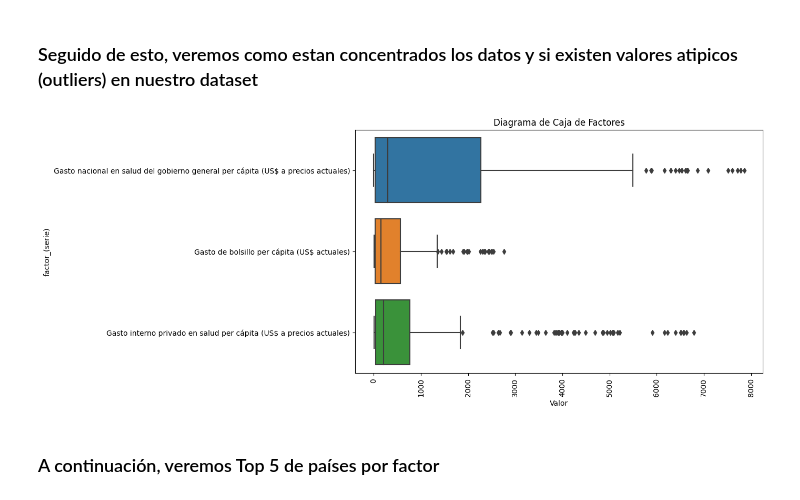
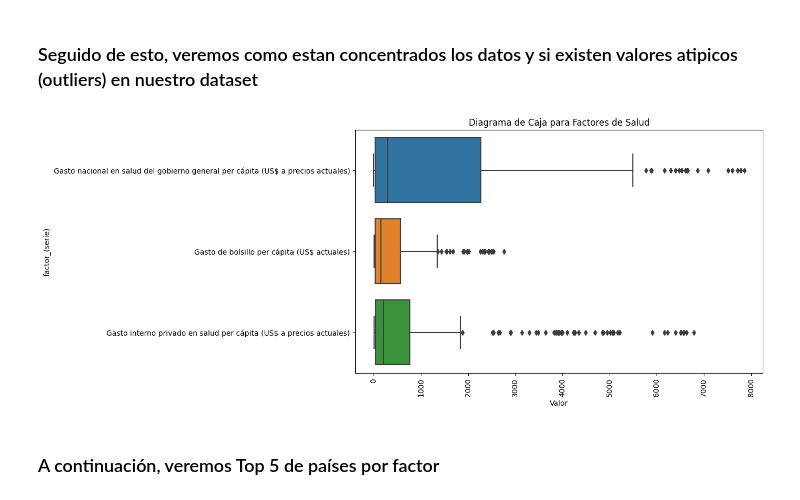
Before and after one commit to fercof87/PF-Esperanza-De-Vida, a Jupyter notebook: EDA/EDA/EDA_gasto salud.ipynb, the cells around one changed output. Drawn from its saved outputs; the diff is of its cells as text; code cells hidden in the pictures.

```diff
--- a/EDA/EDA/EDA_gasto salud.ipynb
+++ b/EDA/EDA/EDA_gasto salud.ipynb
@@ -296,14 +296,14 @@ interactive(children=(Dropdown(description='Seleccionar país:', options=('Afgan
 # %%
 # Configurar el tamaño de la figura
 plt.figure(figsize=(10, 6))
 
 # Crear el boxplot utilizando Seaborn
 sns.boxplot(y='factor_(serie)', x='Valor', data=df_filled)
 plt.xticks(rotation=90)  # Rotar etiquetas del eje x para mayor legibilidad
-plt.title('Diagrama de Caja de Factores')
+plt.title('Diagrama de Caja para Factores de Salud')
 plt.show()
 # %% [output]
-[figure, old version]
+[figure, new version]
 # %% [markdown]
 ### A continuación, veremos Top 5 de países por factor
 # %%
```
Also changed, not shown: 1 other file.
